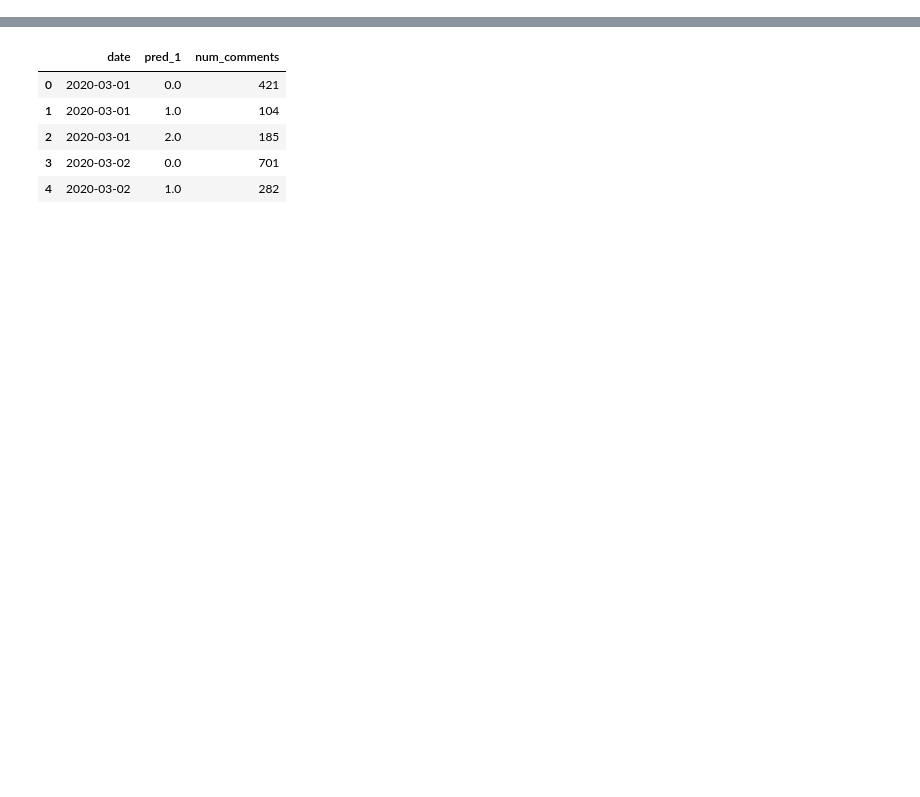
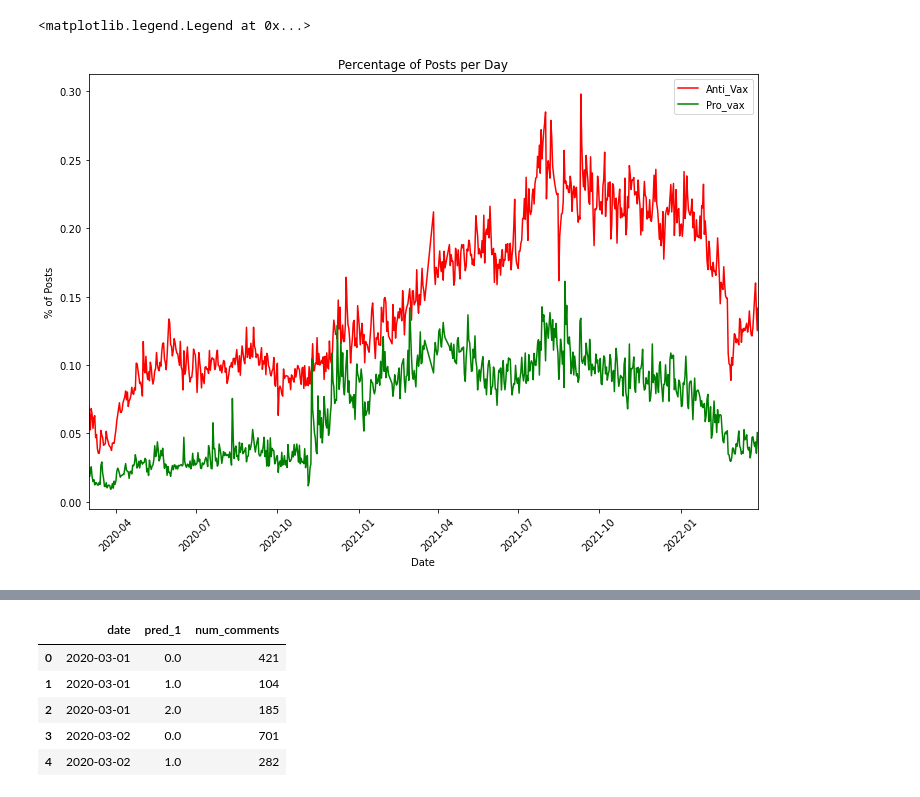
Before and after one commit to jvschlierf/networkthesis, a Jupyter notebook: analysis/timeplot.ipynb, the cells around one changed output, grey strips where cells are left out. Drawn from its saved outputs; the diff is of its cells as text; code cells hidden in the pictures; blank space fills up the shorter version.

```diff
--- a/analysis/timeplot.ipynb
+++ b/analysis/timeplot.ipynb
@@ -19,3 +45,3 @@ df.rename(columns={'Unnamed: 0':'Date', 'num_comments': 'Anti_Vax', 'num_comment
 # %%
-df['Date'] = pd.to_datetime(df['Date'])
+df2['Date'] = pd.to_datetime(df2['Date'])
 # %%
@@ -22,0 +49,4 @@ df['total'] = df['Anti_Vax'] + df['Neutral'] + df['Pro_vax']
+# %%
+df2['p_pro'] = df2['Pro_vax'] / df2['total']
+df2['p_ne'] = df2['Neutral'] / df2['total']
+df2['p_ant'] = df2['Anti_Vax'] / df2['total']
@@ -38,0 +80,17 @@ plt.legend()
+# %%
+plt.figure(figsize=(12,8))
+plt.plot(df2['Date'], df2['p_ant'], label='Anti_Vax', color='r')
+# plt.plot(df['Date'], df['p_ne'], label='Neutral')
+plt.plot(df2['Date'], df2['p_pro'], label='Pro_vax', color='g')
+
+# plt.plot(df['Date'], df['total'], label='Total Posts')
+# plt.plot(agg['date'], agg['total'], label='r/WallStreetBets')
+plt.title('Percentage of Posts per Day')
+plt.xlabel('Date')
+plt.ylabel('% of Posts')
+plt.xlim((datetime(2020,3,1).date(), datetime(2022,3,30).date()))
+plt.xticks(rotation=45)
+plt.legend()
+# %% [output]
+<matplotlib.legend.Legend at 0x...>
+[figure, added]
```
Also changed, not shown: parts of 40 cells of this notebook, 3 other files.
